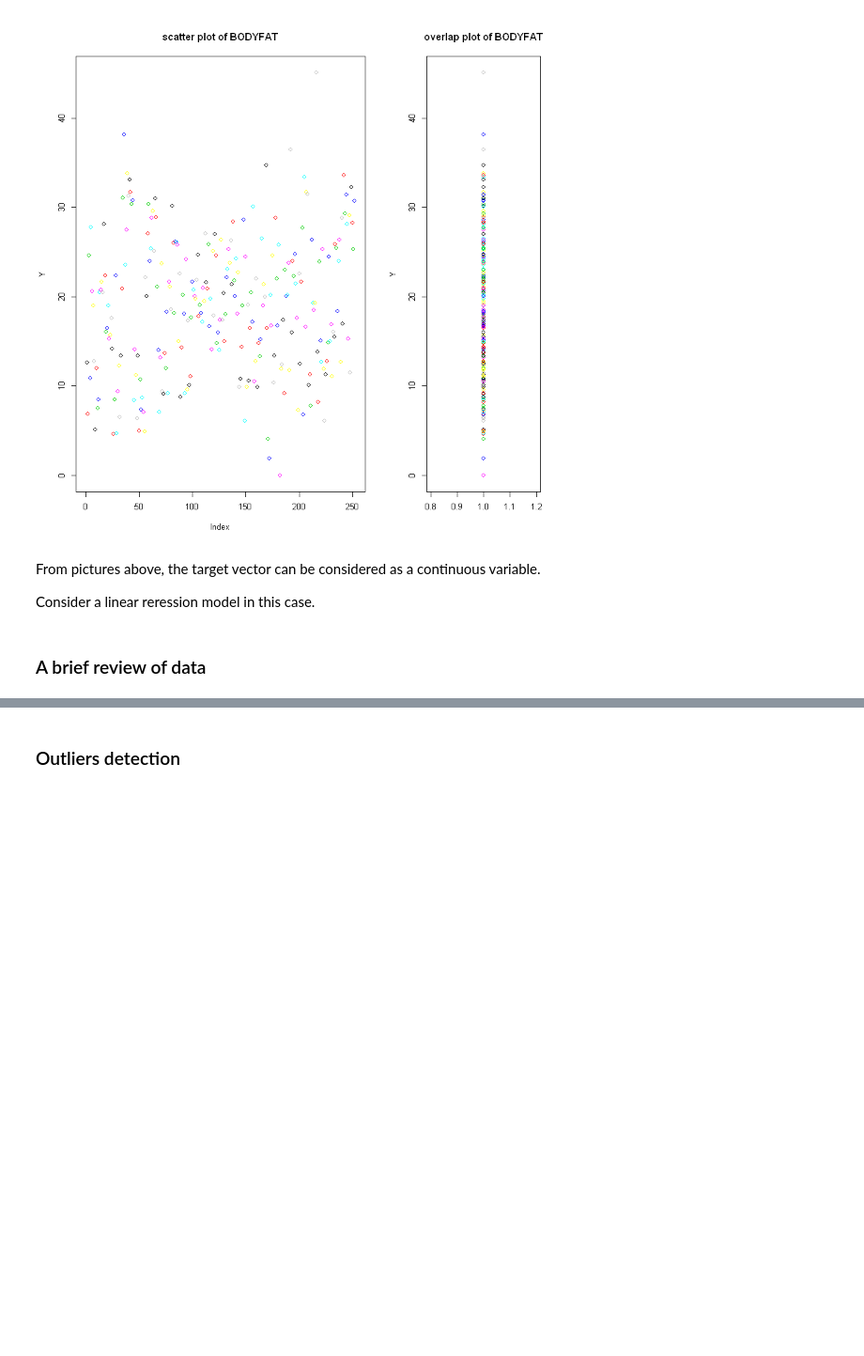
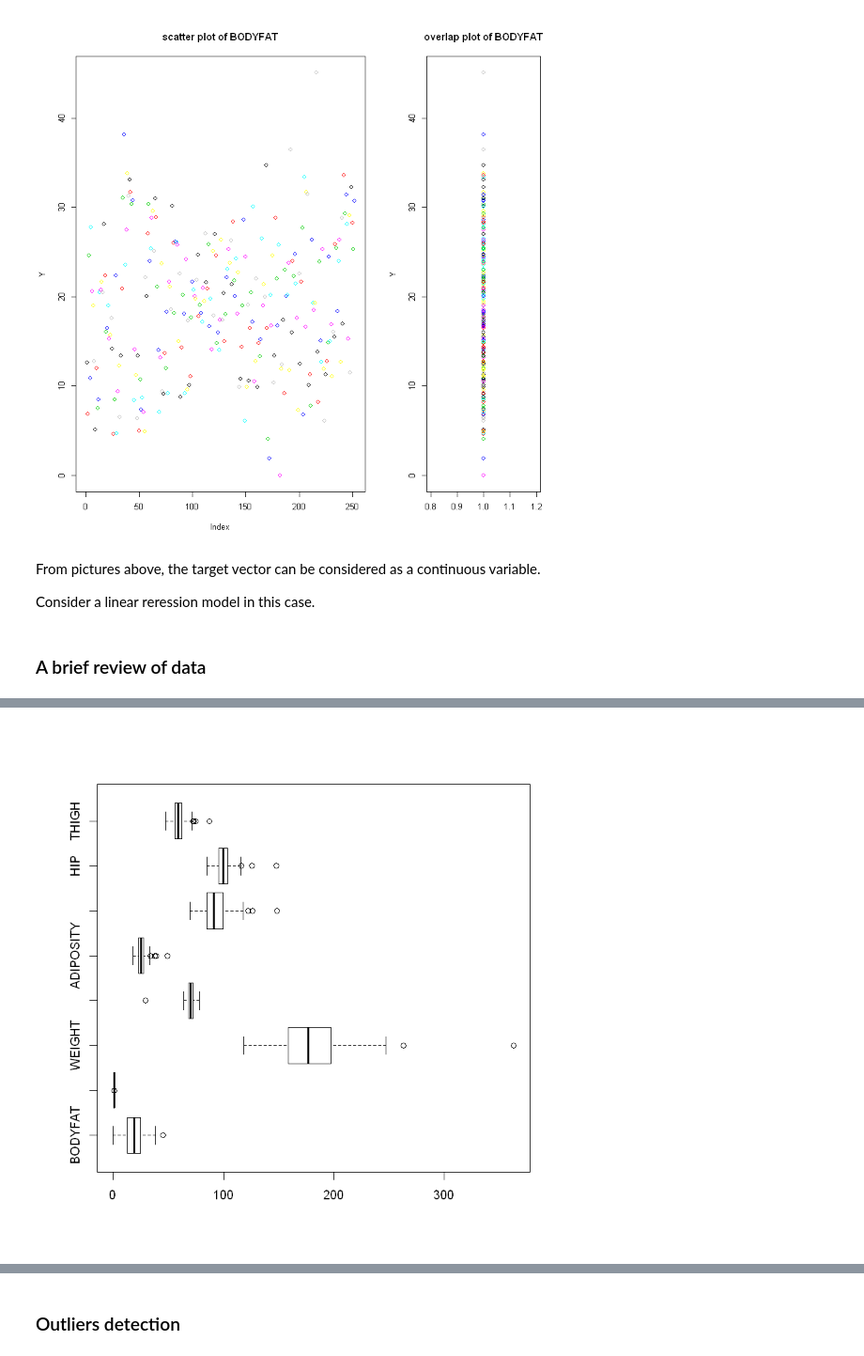
Before and after one commit to jwu424/628Module2, a Jupyter notebook: data cleaning.ipynb, the cells around one changed output, grey strips where cells are left out. Shown: that part at 94% size. Cells and saved outputs as stored; diff of their text form; code cells hidden in the pictures; blank space fills up the shorter version.

```diff
--- a/data cleaning.ipynb
+++ b/data cleaning.ipynb
@@ -61,0 +41,9 @@ In the data cleaning process, data points with minimum BODYFAT or HEIGHT values
+# %%
+boxplot(data[,c("BODYFAT","DENSITY","WEIGHT","HEIGHT","ADIPOSITY","ABDOMEN",
+                "HIP","THIGH")],horizontal=T)
+ind = sort(unique(c(which.max(data$BODYFAT),which.min(data$DENSITY),
+                    which.max(data$WEIGHT),which.min(data$HEIGHT),
+                    which.min(data$ADIPOSITY),which.max(data$ABDOMEN),
+                    which.max(data$HIP),which.max(data$THIGH))))
+# %% [output]
+[figure, added]
```
Also changed, not shown: parts of 20 cells of this notebook.
